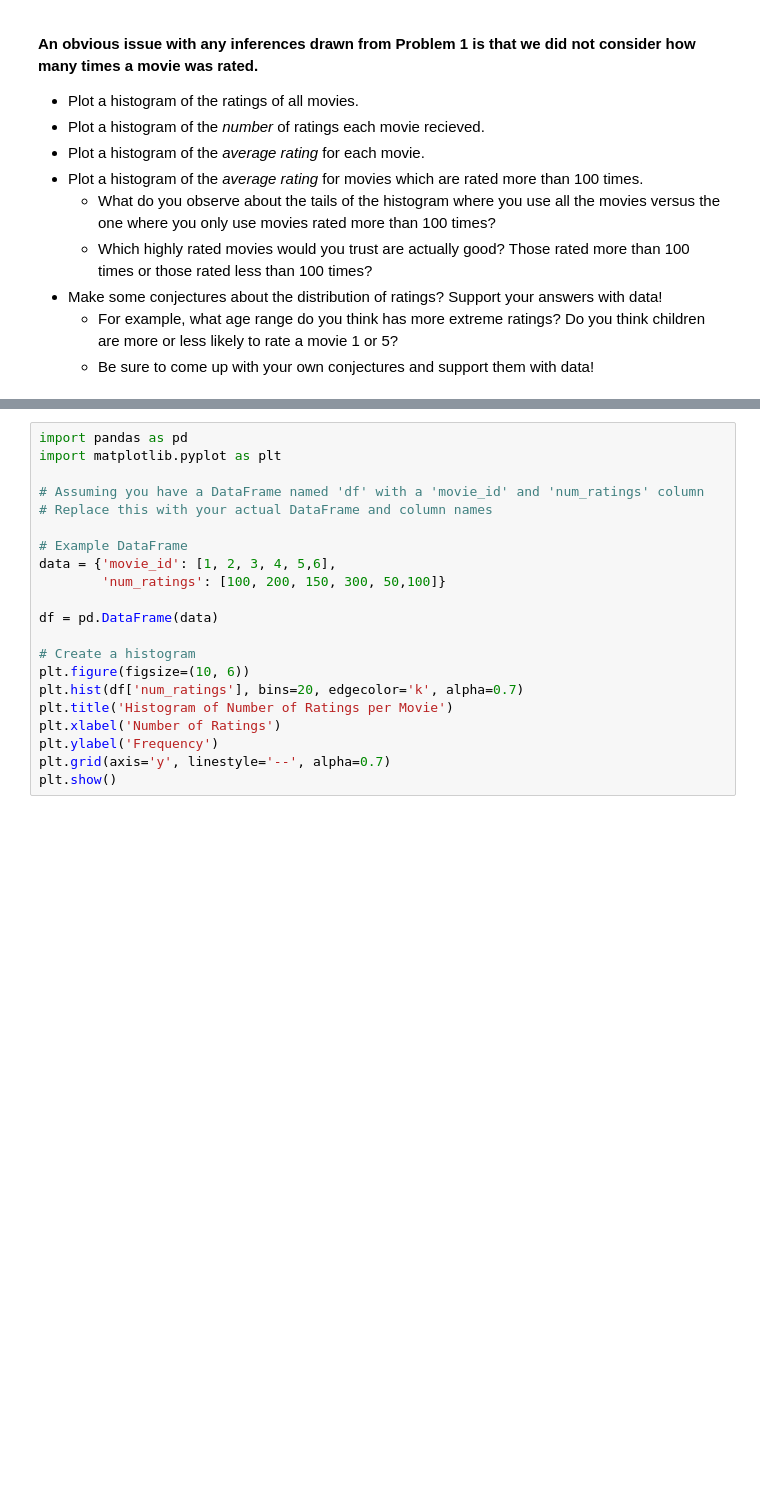
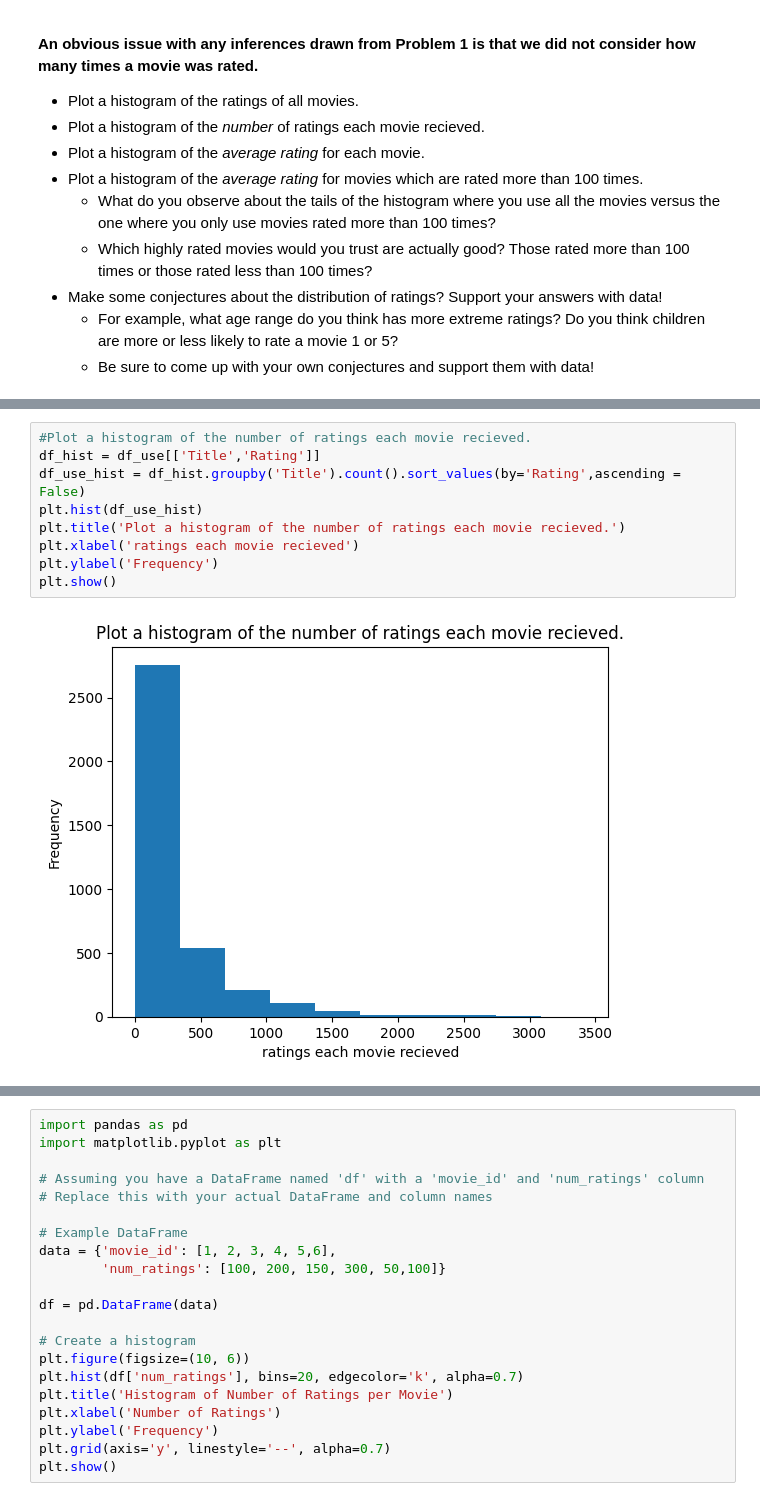
Before and after one commit to MOOwuttichai/project_dataWDkku, a Jupyter notebook: Project2_66.ipynb, the cells around one changed output, grey strips where cells are left out. Cells and saved outputs as stored; diff of their text form; blank space fills up the shorter version.

```diff
--- a/Project2_66.ipynb
+++ b/Project2_66.ipynb
@@ -266,0 +201,11 @@ a
+# %%
+#Plot a histogram of the number of ratings each movie recieved.
+df_hist = df_use[['Title','Rating']]
+df_use_hist = df_hist.groupby('Title').count().sort_values(by='Rating',ascending = False)
+plt.hist(df_use_hist)
+plt.title('Plot a histogram of the number of ratings each movie recieved.')
+plt.xlabel('ratings each movie recieved')
+plt.ylabel('Frequency')
+plt.show()
+# %% [output]
+[figure, added]
```
Also changed, not shown: parts of 11 cells of this notebook.
